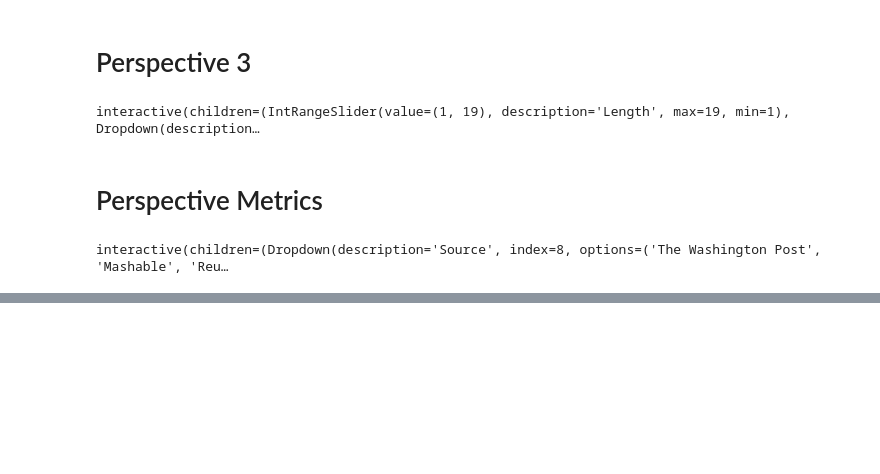
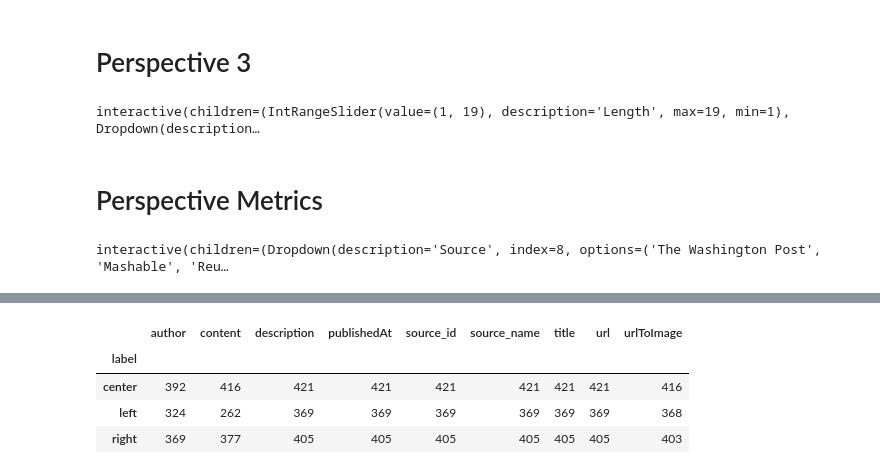
Before and after one commit to mrethana/news_bias_final, a Jupyter notebook: Dashboard Basic.ipynb, the cells around one changed output, grey strips where cells are left out. Drawn from its saved outputs; the diff is of its cells as text; code cells hidden in the pictures; blank space fills up the shorter version.

```diff
--- a/Dashboard Basic.ipynb
+++ b/Dashboard Basic.ipynb
@@ -381,0 +507,22 @@ interactive(children=(Dropdown(description='Source', index=8, options=('The Wash
+# %%
+associated_press['label'] = 'center'
+# %%
+time = search_news('Brett Kavanaugh', 'time')
+# %%
+time['label'] = 'left'
+# %%
+all_df = breit
+all_df = all_df.append(am_conservative, ignore_index = True)
+all_df = all_df.append(wsj, ignore_index = True)
+all_df = all_df.append(nyt, ignore_index = True)
+all_df = all_df.append(cnn, ignore_index = True)
+all_df = all_df.append(fox, ignore_index = True)
+all_df = all_df.append(wash_times, ignore_index = True)
+all_df = all_df.append(reuters, ignore_index = True)
+all_df = all_df.append(vice, ignore_index = True)
+all_df = all_df.append(msnbc, ignore_index = True)
+all_df = all_df.append(nat_review, ignore_index = True)
+all_df = all_df.append(economist, ignore_index = True)
+all_df = all_df.append(daily_mail, ignore_index = True)
+all_df = all_df.append(associated_press, ignore_index = True)
+all_df = all_df.append(time, ignore_index = True)
@@ -381,0 +542,8 @@ interactive(children=(Dropdown(description='Source', index=8, options=('The Wash
+# %%
+all_df.groupby('label').count()
+# %% [output]
+|  | author | content | description | publishedAt | source_id | source_name | title | url | urlToImage |
+| label |  |  |  |  |  |  |  |  |  |
+| center | 392 | 416 | 421 | 421 | 421 | 421 | 421 | 421 | 416 |
+| left | 324 | 262 | 369 | 369 | 369 | 369 | 369 | 369 | 368 |
+| right | 369 | 377 | 405 | 405 | 405 | 405 | 405 | 405 | 403 |
```
Also changed, not shown: parts of 44 cells of this notebook, 19 other files.
